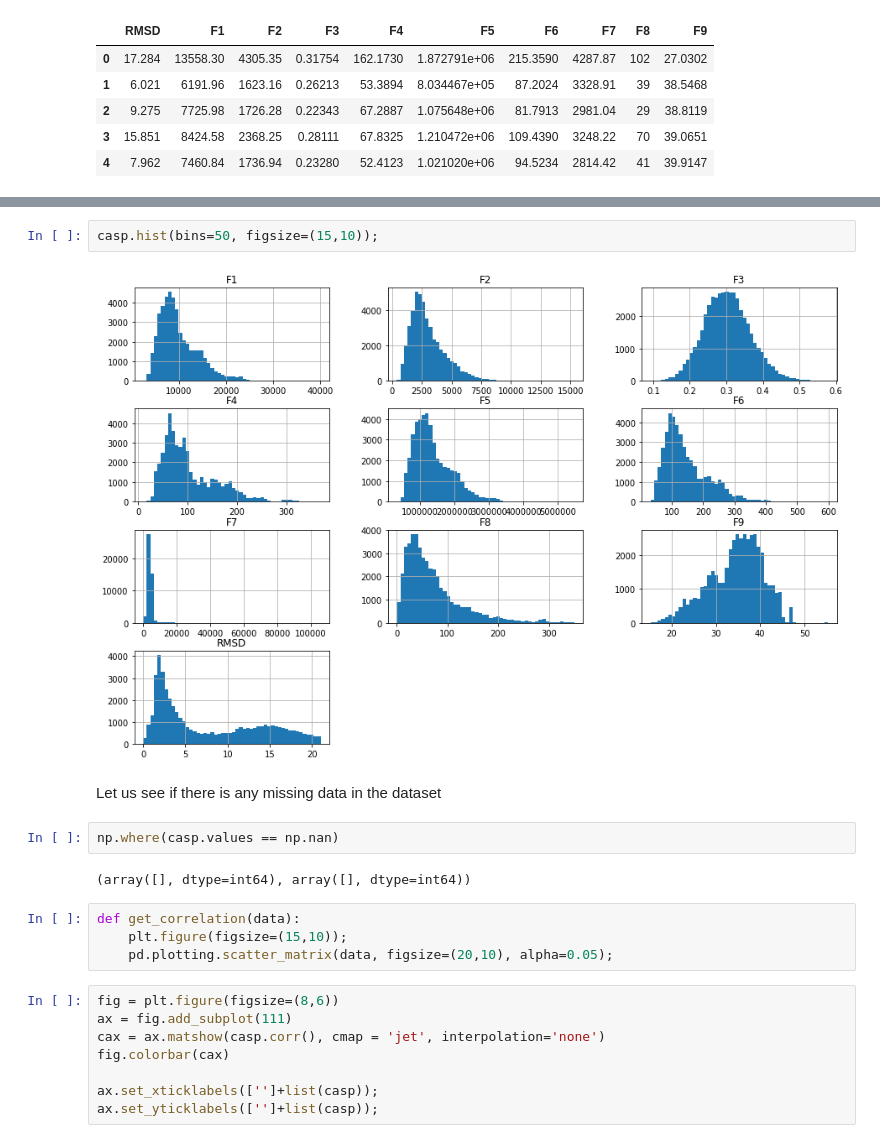
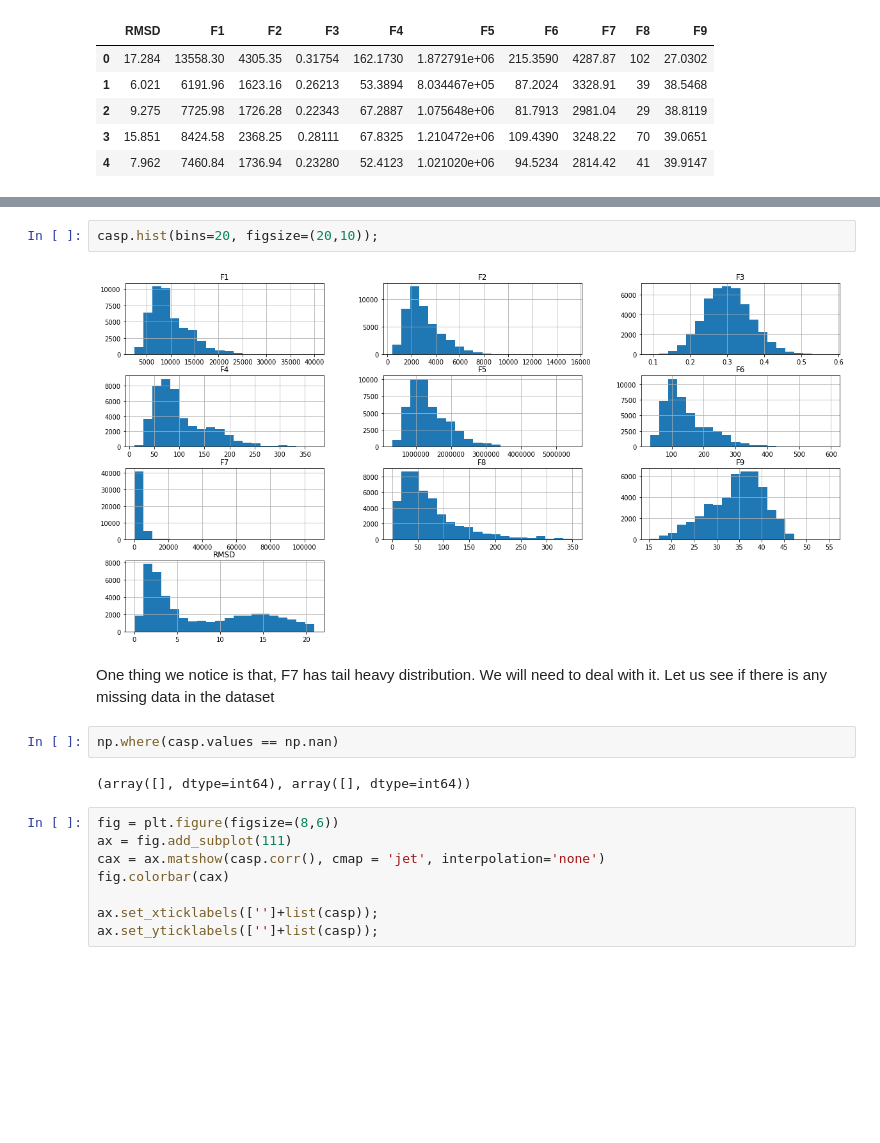
Before and after one commit to aniket-ak/Machine-Learning-CASP-Dataset, a Jupyter notebook: CASP_Exploring_Design_Space_with_pipelines.ipynb, the cells around one changed output, grey strips where cells are left out. Saved outputs shown, nothing was run; the diff lists cells and outputs as text; blank space fills up the shorter version.

Commit message:
Correct the plots

```diff
--- a/CASP_Exploring_Design_Space_with_pipelines.ipynb
+++ b/CASP_Exploring_Design_Space_with_pipelines.ipynb
@@ -63,17 +64,13 @@ max    5.472011e+06    598.408000  105948.170000    350.000000     55.300900
 # %%
-casp.hist(bins=50, figsize=(15,10));
+casp.hist(bins=20, figsize=(20,10));
 # %% [output]
-[figure, old version]
+[figure, new version]
 # %% [markdown]
-Let us see if there is any missing data in the dataset
+One thing we notice is that, F7 has tail heavy distribution. We will need to deal with it. Let us see if there is any missing data in the dataset
 # %%
 np.where(casp.values == np.nan)
 # %% [output]
 (array([], dtype=int64), array([], dtype=int64))
-# %%
-def get_correlation(data):
-    plt.figure(figsize=(15,10));
-    pd.plotting.scatter_matrix(data, figsize=(20,10), alpha=0.05);
 # %%
 fig = plt.figure(figsize=(8,6))
 ax = fig.add_subplot(111)
```
Also changed, not shown: parts of 17 cells of this notebook.
